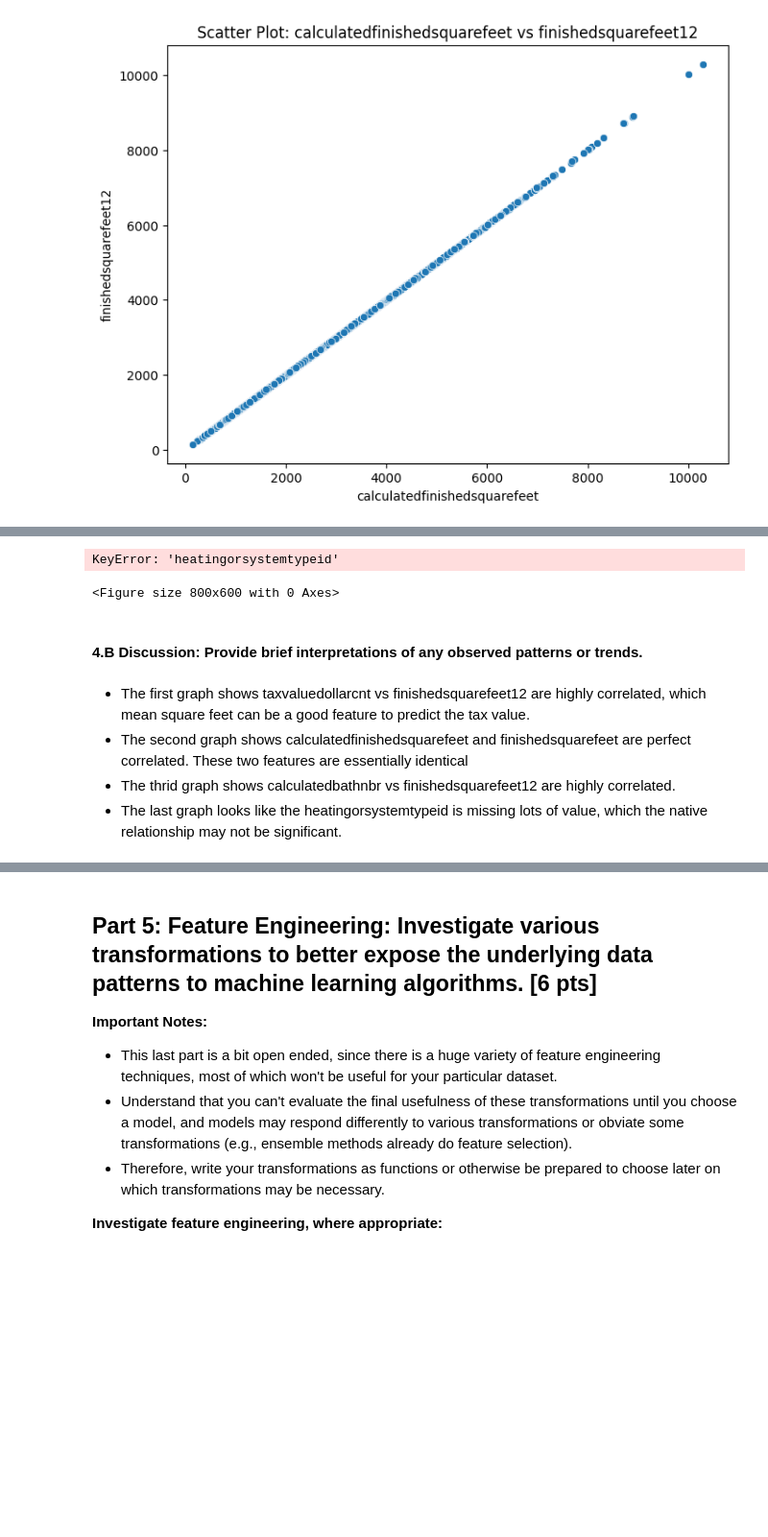
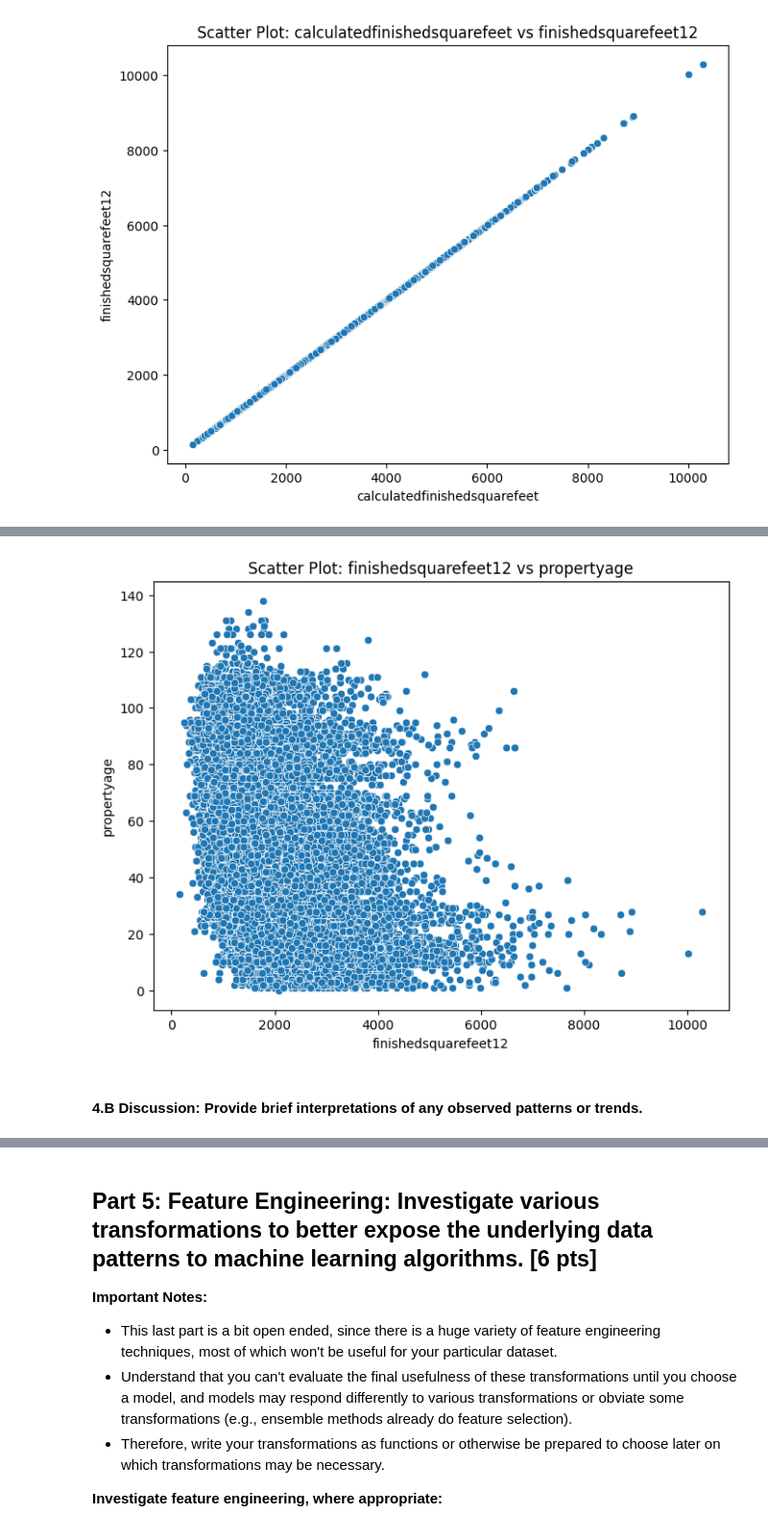
Before and after one commit to LeeMcFarling/Module_3_Milestone_1, a Jupyter notebook: Milestone_01.ipynb, the cells around one changed output, grey strips where cells are left out. Shown at 96% size. Cells and saved outputs as stored; diff of their text form; code cells hidden in the pictures; blank space fills up the shorter version.

```diff
--- a/Milestone_01.ipynb
+++ b/Milestone_01.ipynb
@@ -2069,10 +2073,9 @@ plt.show()
 # %%
 plt.figure(figsize=(8, 6))
-sns.scatterplot(x=df_clean['heatingorsystemtypeid'], y=df_clean['regionidcounty'])
-plt.title('Scatter Plot: heatingorsystemtypeid vs regionidcounty')
-plt.xlabel('heatingorsystemtypeid')
-plt.ylabel('regionidcounty')
+sns.scatterplot(x=df_clean['finishedsquarefeet12'], y=df_clean['propertyage'])
+plt.title('Scatter Plot: finishedsquarefeet12 vs propertyage')
+plt.xlabel('finishedsquarefeet12')
+plt.ylabel('propertyage')
 plt.show()
 # %% [output]
-KeyError: 'heatingorsystemtypeid'
-<Figure size 800x600 with 0 Axes>
+[figure, added]
@@ -2081,7 +2082,2 @@ df_clean['heatingorsystemtypeid'].isnull().sum()
 # %% [markdown]
 #### **4.B Discussion:** Provide brief interpretations of any observed patterns or trends.
-# %% [markdown]
-- The first graph shows taxvaluedollarcnt vs finishedsquarefeet12 are highly correlated, which mean square feet can be a good feature to predict the tax value.
-- The second graph shows calculatedfinishedsquarefeet and finishedsquarefeet are perfect correlated. These two features are essentially identical
-- The thrid graph shows calculatedbathnbr vs finishedsquarefeet12 are highly correlated.
-- The last graph looks like the heatingorsystemtypeid is missing lots of value, which the native relationship may not be significant.
```
Also changed, not shown: parts of 10 cells of this notebook.
